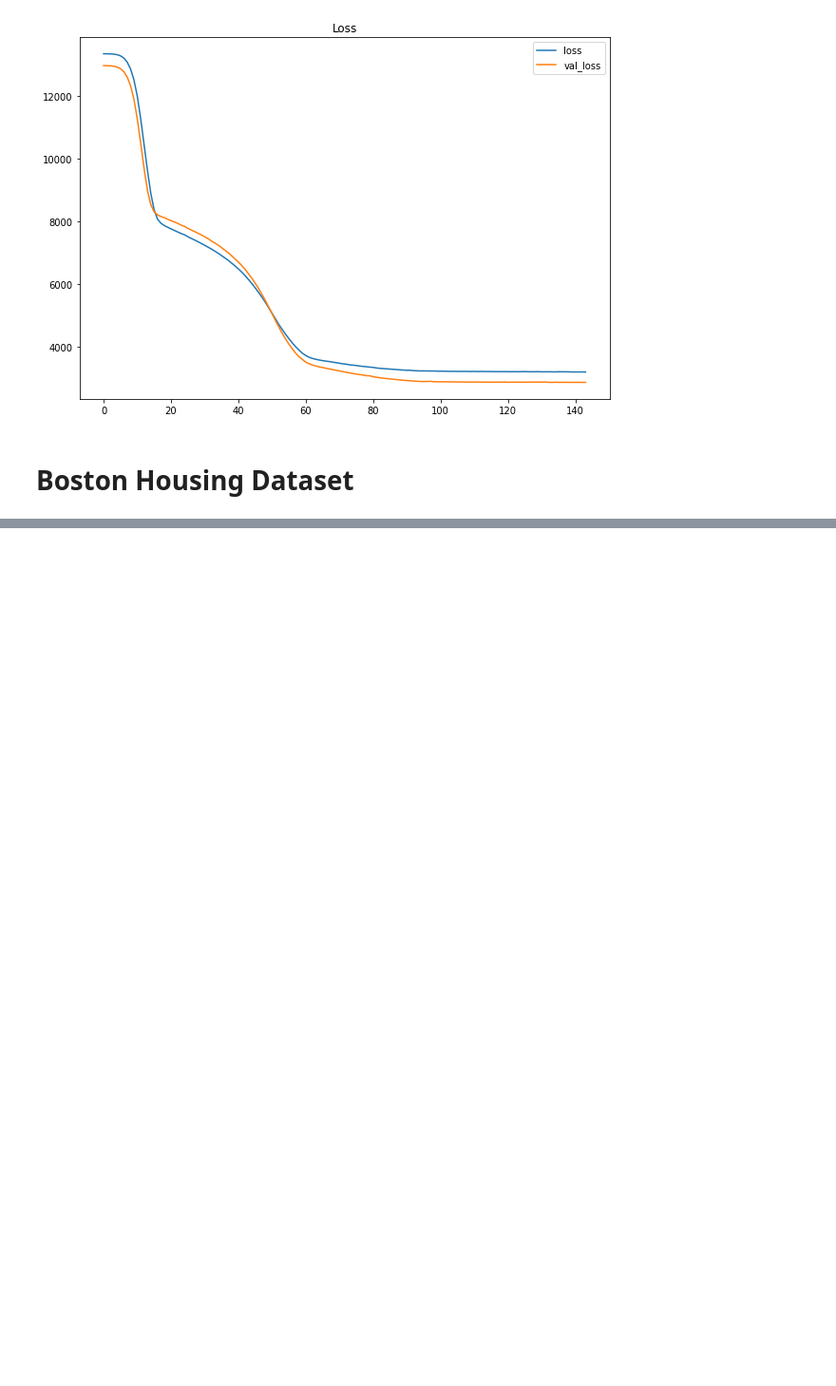
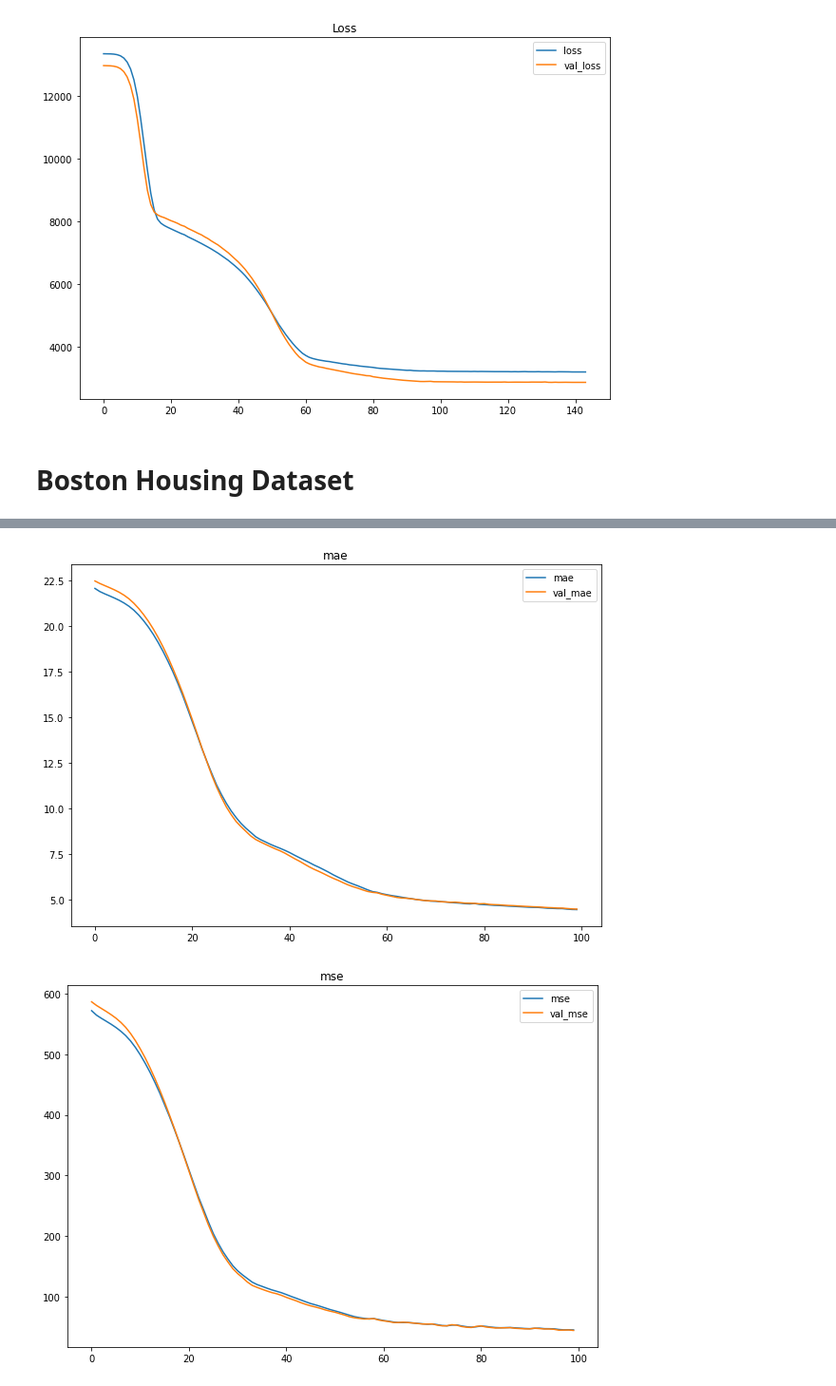
Before and after one commit to schauppi/Udemy_TensorFlow_Developer, a Jupyter notebook: Exam_preparation/regression.ipynb, the cells around one changed output, grey strips where cells are left out. Shown at 95% size. Drawn from its saved outputs; the diff is of its cells as text; code cells hidden in the pictures; blank space fills up the shorter version.

```diff
--- a/Exam_preparation/regression.ipynb
+++ b/Exam_preparation/regression.ipynb
@@ -297,0 +515,21 @@ plot_regression_training_curve(history_model_3)
+# %%
+import tensorflow as tf
+from tensorflow.keras import layers
+
+tf.random.set_seed(42)
+
+# Build the model
+inputs = layers.Input(shape=(13,))
+x = layers.Dense(6, activation="relu")(inputs)
+x = layers.Dense(3, activation="relu")(x)
+outputs = layers.Dense(1)(x)
+model_1 = tf.keras.Model(inputs, outputs)
+# %%
+# Compile the model
+model_1.compile(loss="mae", optimizer="Adam", metrics=["mae", "mse"])
+# %%
+# Fit the model
+history_model_1 = model_1.fit(x_train_normal, y_train,
+                              epochs=100,
+                              verbose=0,
+                              validation_data=(x_test_normal, y_test))
@@ -297,0 +542,5 @@ plot_regression_training_curve(history_model_3)
+# %%
+plot_regression_training_curve(history_model_1)
+# %% [output]
+[figure, added]
+[figure, added]
```
Also changed, not shown: parts of 36 cells of this notebook.
